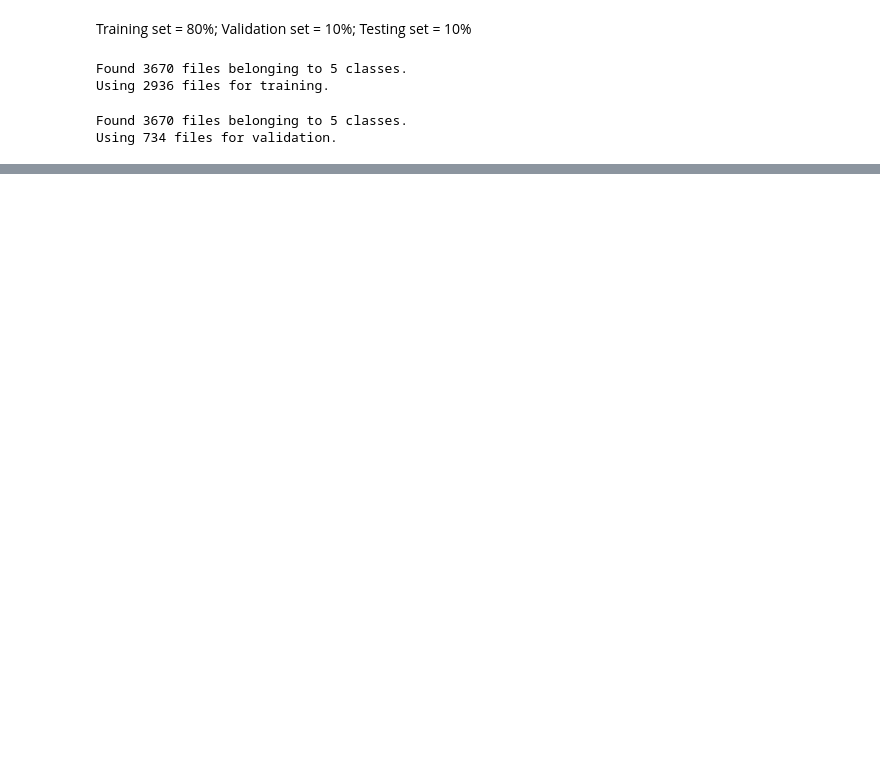
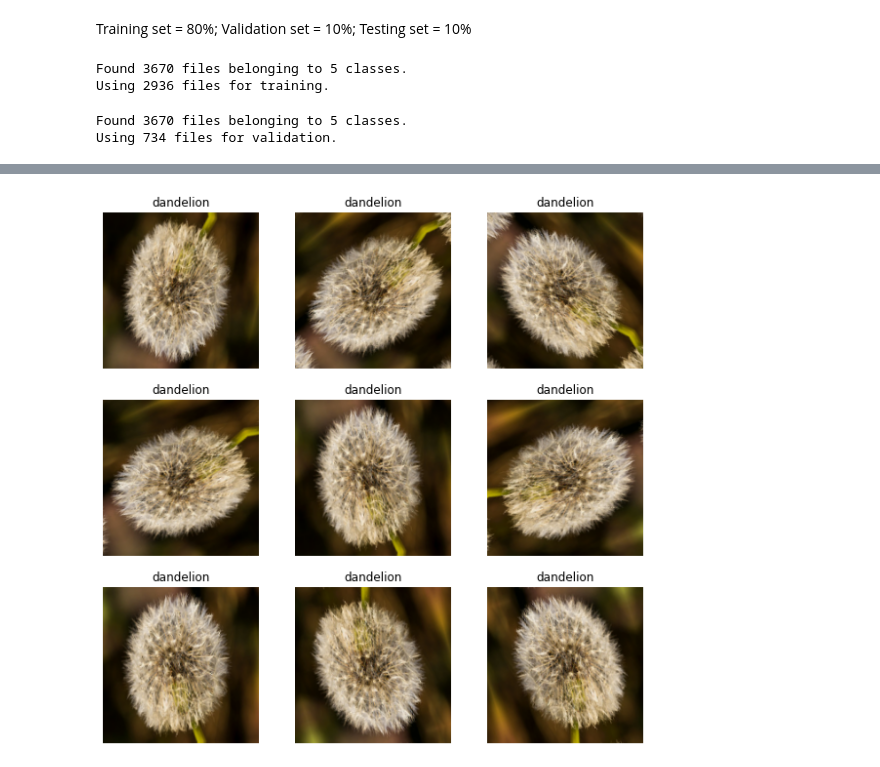
Before and after one commit to gokullan/flower-data-augmentation, a Jupyter notebook: flowers-data-augmentation.ipynb, the cells around one changed output, grey strips where cells are left out. Drawn from its saved outputs; the diff is of its cells as text; code cells hidden in the pictures; blank space fills up the shorter version.

Commit message:
Data Augmentation (2)

```diff
--- a/flowers-data-augmentation.ipynb
+++ b/flowers-data-augmentation.ipynb
@@ -140 +140,21 @@ Epoch 15/15
 <keras.callbacks.History at 0x...>
+# %%
+data_augmentation = tf.keras.Sequential([
+    tf.keras.layers.RandomFlip("horizontal_and_vertical"),
+    tf.keras.layers.RandomRotation(0.2)
+])
+# %%
+# plot examples of a data augmented image using the previous pipeline
+EXAMPLE = 5
+
+plt.figure(figsize=(10, 10))
+for images, labels in val_ds.take(1):
+    image = tf.cast(tf.expand_dims(images[EXAMPLE], 0), tf.float32)
+    for i in range(9):
+        ax = plt.subplot(3, 3, i + 1)
+        augmented_img = data_augmentation(image)
+        plt.imshow(augmented_img[0].numpy().astype("uint8"))
+        plt.title(class_names[labels[EXAMPLE]])
+        plt.axis("off")
+# %% [output]
+[figure, added]
```
Also changed, not shown: parts of 6 cells of this notebook.
